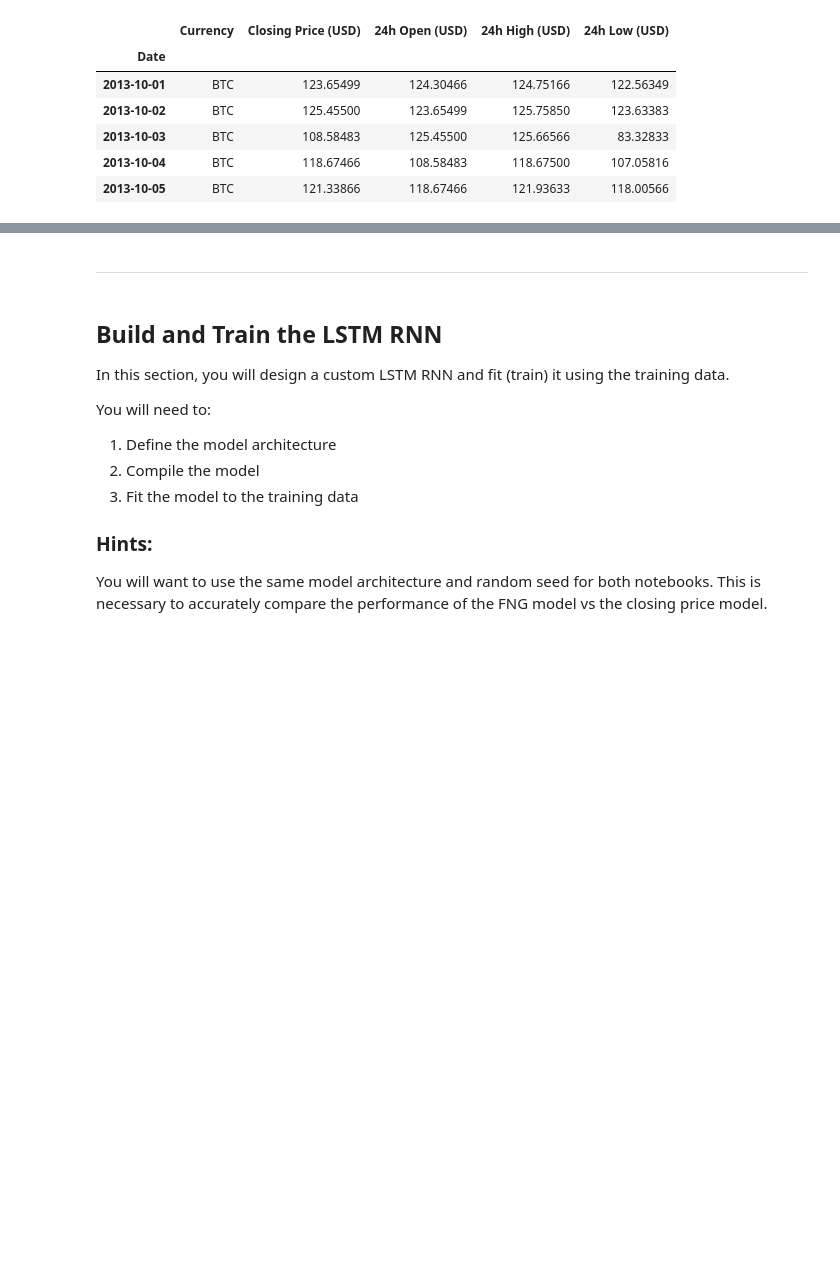
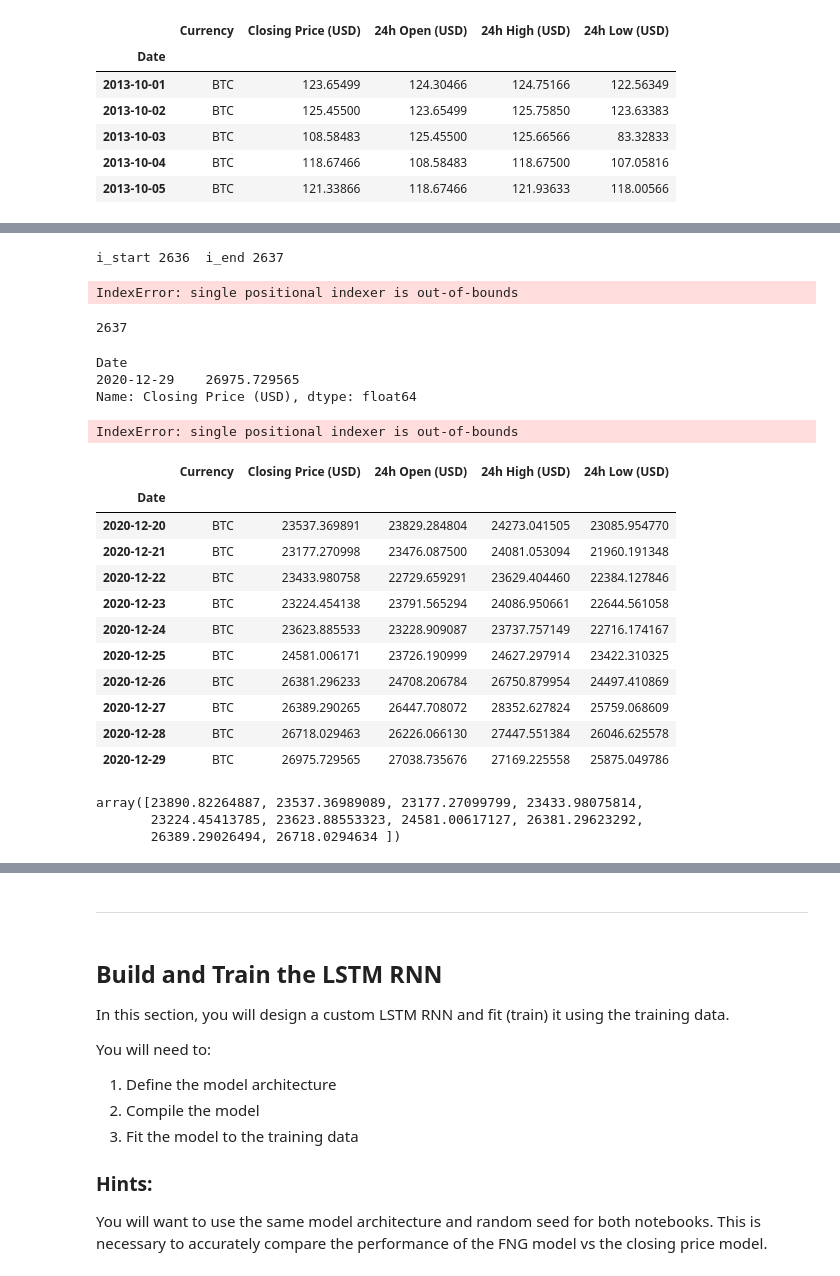
Before and after one commit to drg-developer-2-GWFinTech-Homeworks/homework-unit14-deeplearning, a Jupyter notebook: lstm_btc_forward_prediction_closing.ipynb, the cells around one changed output, grey strips where cells are left out. Drawn from its saved outputs; the diff is of its cells as text; code cells hidden in the pictures; blank space fills up the shorter version.

```diff
--- a/lstm_btc_forward_prediction_closing.ipynb
+++ b/lstm_btc_forward_prediction_closing.ipynb
@@ -83,0 +123,19 @@ def window_data(df, window, feature_col_number, target_col_number):
+# %%
+append_window_data(df, num_trailing_windows=1, window_length=2, feature_col_number=1, target_col_number=1)
+# %% [output]
+i_start 2636  i_end 2637
+IndexError: single positional indexer is out-of-bounds
+# %%
+len(df)
+# %% [output]
+2637
+# %%
+df.iloc[2636:(2636 + 2), 1]
+# %% [output]
+Date
+2020-12-29    26975.729565
+Name: Closing Price (USD), dtype: float64
+# %%
+df.iloc[2636 + 2, 1]
+# %% [output]
+IndexError: single positional indexer is out-of-bounds
@@ -100 +168,22 @@ y_train = y[: split]
 y_test = y[split:]
+# %%
+df.tail(10)
+# %% [output]
+|  | Currency | Closing Price (USD) | 24h Open (USD) | 24h High (USD) | 24h Low (USD) |
+| Date |  |  |  |  |  |
+| 2020-12-20 | BTC | 23537.369891 | 23829.284804 | 24273.041505 | 23085.954770 |
+| 2020-12-21 | BTC | 23177.270998 | 23476.087500 | 24081.053094 | 21960.191348 |
+| 2020-12-22 | BTC | 23433.980758 | 22729.659291 | 23629.404460 | 22384.127846 |
+| 2020-12-23 | BTC | 23224.454138 | 23791.565294 | 24086.950661 | 22644.561058 |
+| 2020-12-24 | BTC | 23623.885533 | 23228.909087 | 23737.757149 | 22716.174167 |
+| 2020-12-25 | BTC | 24581.006171 | 23726.190999 | 24627.297914 | 23422.310325 |
+| 2020-12-26 | BTC | 26381.296233 | 24708.206784 | 26750.879954 | 24497.410869 |
+| 2020-12-27 | BTC | 26389.290265 | 26447.708072 | 28352.627824 | 25759.068609 |
+| 2020-12-28 | BTC | 26718.029463 | 26226.066130 | 27447.551384 | 26046.625578 |
+| 2020-12-29 | BTC | 26975.729565 | 27038.735676 | 27169.225558 | 25875.049786 |
+# %%
+X_test[X_test.shape[0]-1]
+# %% [output]
+array([23890.82264887, 23537.36989089, 23177.27099799, 23433.98075814,
+       23224.45413785, 23623.88553323, 24581.00617127, 26381.29623292,
+       26389.29026494, 26718.0294634 ])
```
Also changed, not shown: parts of 19 cells of this notebook.
